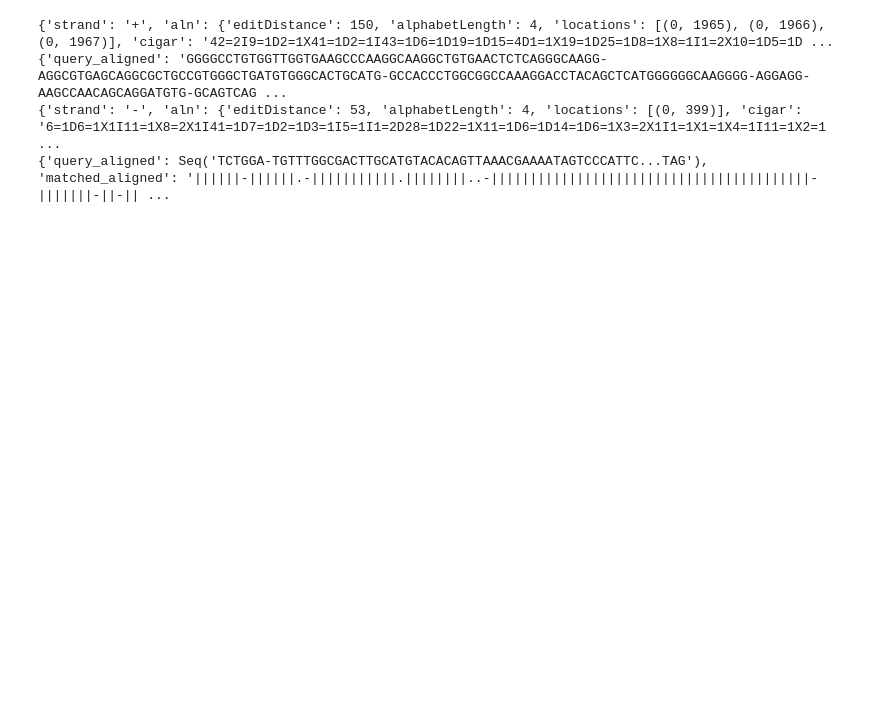
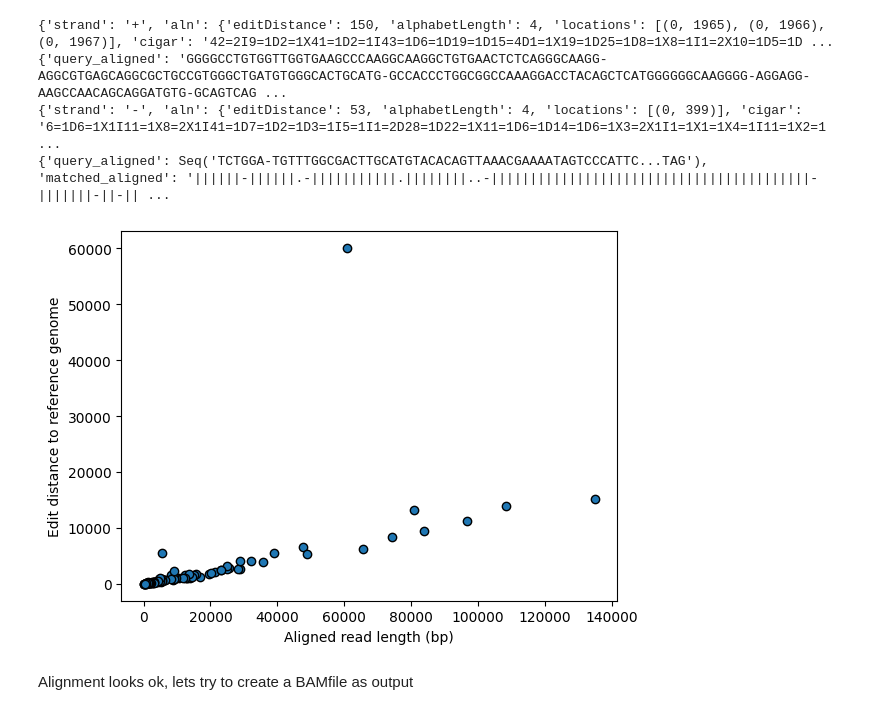
Before and after one commit to caspargross/opsinth, a Jupyter notebook: playground.ipynb, the cells around one changed output. Drawn from its saved outputs; the diff is of its cells as text; code cells hidden in the pictures; blank space fills up the shorter version.

```diff
--- a/playground.ipynb
+++ b/playground.ipynb
@@ -69,10 +70,13 @@ for read in b.fetch(contig = roi[0][0], start = roi[0][1], end = roi[0][2]):
     if not read.is_supplementary and not read.is_secondary:
         reads[str(read.query_name)] = {
             'name' : read.query_name,
+            'reference_id'   : read.reference_id,
             'pos'   : read.get_reference_positions(full_length=True),
             'seq_query' : read.query_sequence,
             'pairs' : read.get_aligned_pairs(),
-            'strand' : "-" if read.is_reverse else "+"
+            'strand' : "-" if read.is_reverse else "+",
+            'tags' : read.get_tags(),
+            'query_qualities': read.query_qualities
         }
 b.close()
 
@@ -227,12 +231,14 @@ for read, anchor in unique_anchor_alignments.items():
 
     if reads[read]['strand'] == "+":
         seq_from_anchor = reads[read]['seq_query'][anchor_alignments[read][anchor]['locations'][0][0]:]
+        qual_from_anchor = reads[read]['query_qualities'][anchor_alignments[read][anchor]['locations'][0][0]:]
         ref_from_anchor = seq_ref[anchors[anchor]['start']:]
     else:
         seq_from_anchor = Seq(reads[read]['seq_query'][:anchor_alignments[read][anchor]['locations'][0][1]]).reverse_complement()
+        qual_from_anchor = reads[read]['query_qualities'][:anchor_alignments[read][anchor]['locations'][0][1]]
         ref_from_anchor = Seq(seq_ref[:anchors[anchor]['end']]).reverse_complement()
 
-    print("Full read length:", len(reads[read]['seq_query']), "Read length trimmed after anchor:", len(seq_with_anchor))
+    print("Full read length:", len(reads[read]['seq_query']), "Read length trimmed after anchor:", len(seq_from_anchor))
 
     aln = edlib.align(seq_from_anchor, ref_from_anchor, task = "path", mode = "SHW")
 
@@ -241,6 +247,7 @@ for read, anchor in unique_anchor_alignments.items():
         'aln' : aln,
         'anchor' : anchor_alignments[read][anchor],
         'seq' : seq_from_anchor,
+        'query_qualities' : qual_from_anchor,
 
     }
 # %% [output]
@@ -271,3 +278,23 @@ print(edlib.getNiceAlignment(reads_aligned['3962ce13-eae8-4c3b-95dd-bf7e468572e9
 {'query_aligned': 'GGGGCCTGTGGTTGGTGAAGCCCAAGGCAAGGCTGTGAACTCTCAGGGCAAGG-AGGCGTGAGCAGGCGCTGCCGTGGGCTGATGTGGGCACTGCATG-GCCACCCTGGCGGCCAAAGGACCTACAGCTCATGGGGGGCAAGGGG-AGGAGG-AAGCCAACAGCAGGATGTG-GCAGTCAG ...
 {'strand': '-', 'aln': {'editDistance': 53, 'alphabetLength': 4, 'locations': [(0, 399)], 'cigar': '6=1D6=1X1I11=1X8=2X1I41=1D7=1D2=1D3=1I5=1I1=2D28=1D22=1X11=1D6=1D14=1D6=1X3=2X1I1=1X1=1X4=1I11=1X2=1 ...
 {'query_aligned': Seq('TCTGGA-TGTTTGGCGACTTGCATGTACACAGTTAAACGAAAATAGTCCCATTC...TAG'), 'matched_aligned': '||||||-||||||.-|||||||||||.||||||||..-|||||||||||||||||||||||||||||||||||||||||-|||||||-||-|| ...
+# %%
+import matplotlib.pyplot as plt
+
+edit_distances = []
+matched_query_lengths = []
+
+for read in reads_aligned:
+    edit_distances.append(reads_aligned[read]['aln']['editDistance'])
+    matched_query_lengths.append(len(reads_aligned[read]['seq']))
+print()
+
+
+plt.scatter(matched_query_lengths, edit_distances, edgecolors='black')
+plt.xlabel("Aligned read length (bp)")
+plt.ylabel("Edit distance to reference genome")
+plt.show()
+# %% [output]
+[figure, added]
+# %% [markdown]
+Alignment looks ok, lets try to create a BAMfile as output
```
Also changed, not shown: parts of 5 cells of this notebook, 4 other files.
